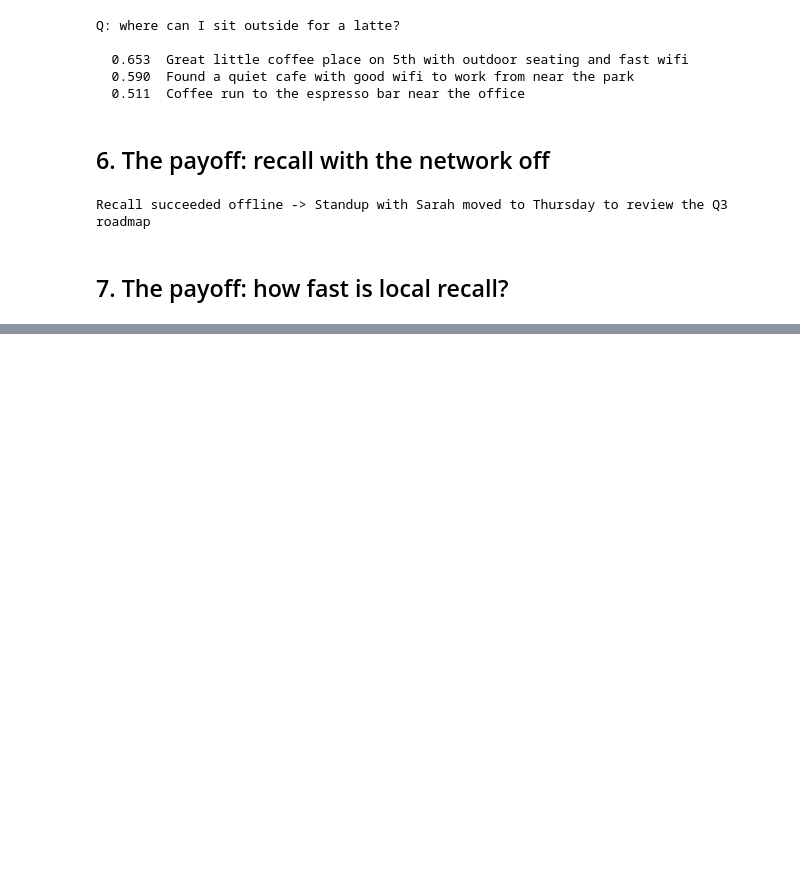
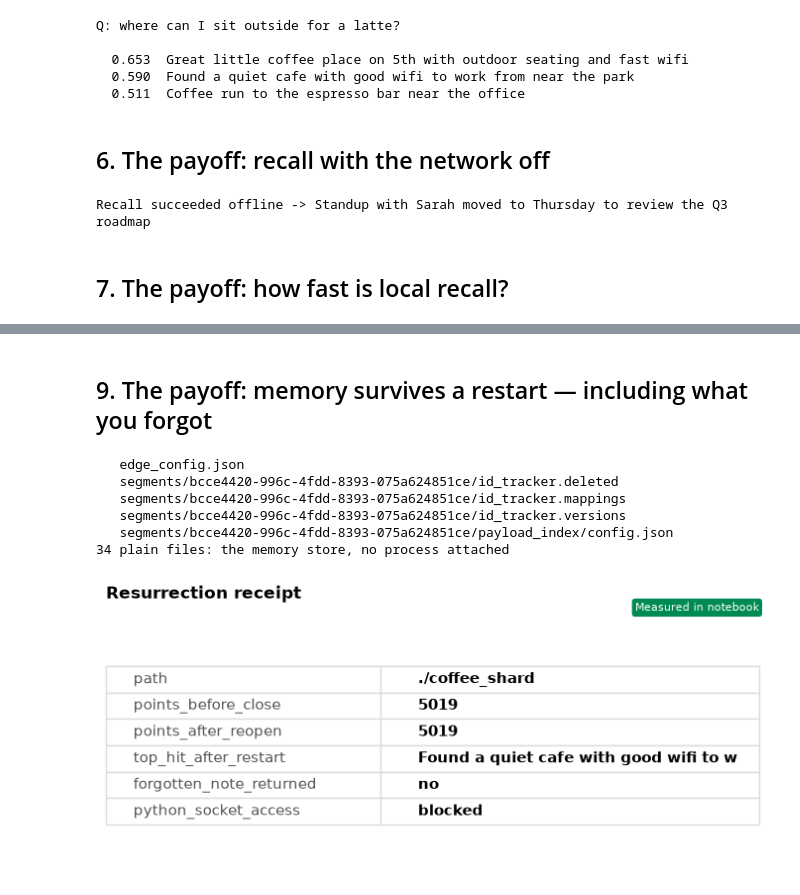
Before and after one commit to Dylancouzon/on-device-memory-course, a Jupyter notebook: L2/L2.ipynb, the cells around one changed output, grey strips where cells are left out. Cells and saved outputs as stored; diff of their text form; code cells hidden in the pictures; blank space fills up the shorter version.

```diff
--- a/L2/L2.ipynb
+++ b/L2/L2.ipynb
@@ -7,16 +7,13 @@ Store personal notes as vectors in **Qdrant Edge**, an embedded engine with no s
 
 The model is already on the device. Watch what happens when we ask it something before storing a single memory.
 # %%
-import shutil
-from pathlib import Path
 from qdrant_edge import (
     EdgeShard, EdgeConfig, EdgeVectorParams, Distance,
     Query, QueryRequest,
 )
+from helper import fresh_start
 
-SHARD_DIR = "./coffee_shard"
-shutil.rmtree(SHARD_DIR, ignore_errors=True)
-Path(SHARD_DIR).mkdir(parents=True, exist_ok=True)
+SHARD_DIR = fresh_start("./coffee_shard")
 
 config = EdgeConfig(
     vectors={
@@ -24,5 +21,5 @@ config = EdgeConfig(
     }
 )
 shard = EdgeShard.create(SHARD_DIR, config)
-print("Empty shard created")
+print("Empty shard created at", SHARD_DIR)
 # %% [output]
@@ -116,11 +113,11 @@ Q: where can I sit outside for a latte?
 # %%
 from helper import no_network
 
-question = "when is the standup with Sarah?"
+offline_question = "when is the standup with Sarah?"
 with no_network():
     offline_hits = shard.query(
         QueryRequest(
-            query=Query.Nearest(embed_query(question), using="text"),
+            query=Query.Nearest(embed_query(offline_question), using="text"),
             limit=1,
             with_payload=True,
         )
@@ -192,0 +157,5 @@ Cleaned up ./coffee_shard
+# %%
+top = hits[0]
+shard.update(UpdateOperation.delete_points([top.id]))
+shard.optimize()
+print("Forgot:", top.payload["note"])
@@ -192,0 +192,41 @@ Cleaned up ./coffee_shard
+# %% [markdown]
+## 9. The payoff: memory survives a restart — including what you forgot
+# %%
+from pathlib import Path
+from helper import receipt_table
+
+before_count = shard.info().points_count
+shard.close()
+
+files = [p for p in Path(SHARD_DIR).rglob("*") if p.is_file()]
+for p in sorted(files)[:5]:
+    print("  ", p.relative_to(SHARD_DIR))
+print(f"{len(files)} plain files: the memory store, no process attached")
+
+with no_network():
+    reloaded = EdgeShard.load(SHARD_DIR)
+    final_hits = reloaded.query(
+        QueryRequest(
+            query=Query.Nearest(embed_query(question), using="text"),
+            limit=3,
+            with_payload=True,
+        )
+    )
+
+receipt_table([
+    ("path", SHARD_DIR),
+    ("points_before_close", before_count),
+    ("points_after_reopen", reloaded.info().points_count),
+    ("top_hit_after_restart", final_hits[0].payload["note"][:38]),
+    ("forgotten_note_returned",
+     "no" if all(h.id != top.id for h in final_hits) else "yes"),
+    ("python_socket_access", "blocked"),
+])
+# %% [output]
+   edge_config.json
+   segments/bcce4420-996c-4fdd-8393-075a624851ce/id_tracker.deleted
+   segments/bcce4420-996c-4fdd-8393-075a624851ce/id_tracker.mappings
+   segments/bcce4420-996c-4fdd-8393-075a624851ce/id_tracker.versions
+   segments/bcce4420-996c-4fdd-8393-075a624851ce/payload_index/config.json
+34 plain files: the memory store, no process attached
+[figure, added]
```
Also changed, not shown: parts of 9 cells of this notebook, 8 other files.
